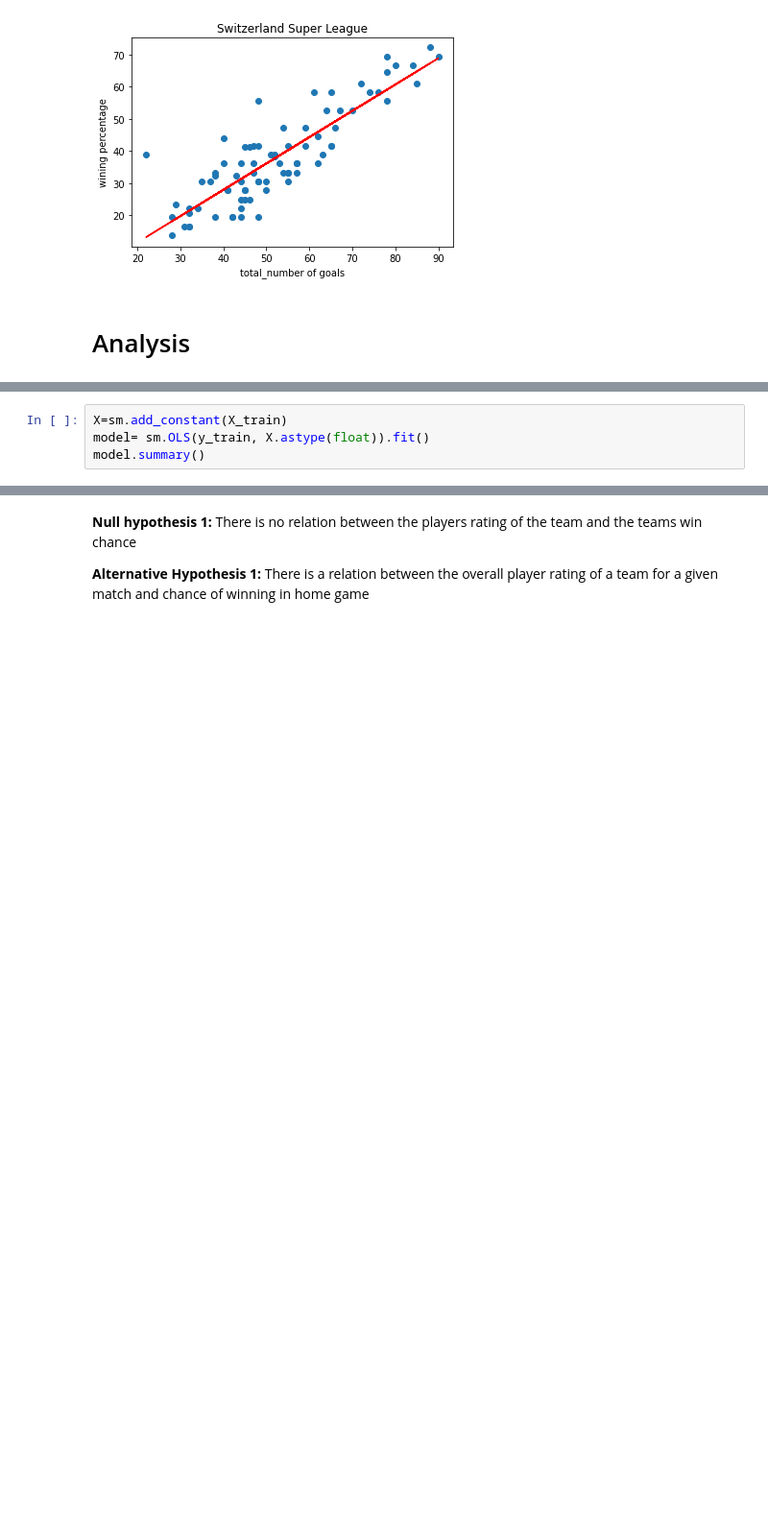
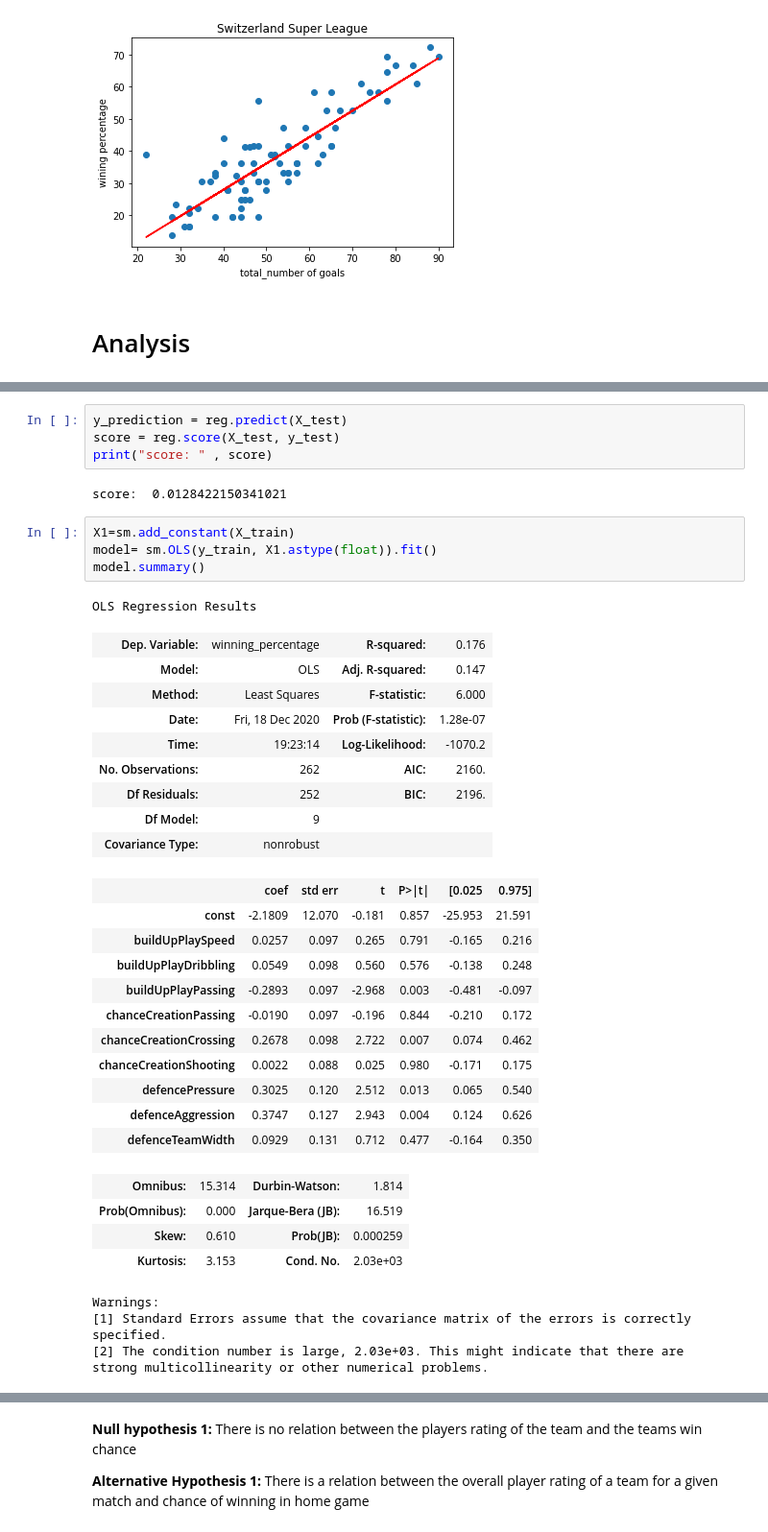
Before and after one commit to kgebrehi/European_Soccer_Analysis, a Jupyter notebook: cmsc320Final.ipynb, the cells around one changed output, grey strips where cells are left out. Shown at 96% size. Drawn from its saved outputs; the diff is of its cells as text; blank space fills up the shorter version.

```diff
--- a/cmsc320Final.ipynb
+++ b/cmsc320Final.ipynb
@@ -1544,4 +1260,0 @@ score
-# %%
-X=sm.add_constant(X_train)
-model= sm.OLS(y_train, X.astype(float)).fit()
-model.summary()
@@ -1582,0 +1315,40 @@ creating a logistic regression on matchs that teams either win, loss or draw bas
+# %%
+y_prediction = reg.predict(X_test)
+score = reg.score(X_test, y_test)
+print("score: " , score)
+# %% [output]
+score:  0.0128422150341021
+# %%
+X1=sm.add_constant(X_train)
+model= sm.OLS(y_train, X1.astype(float)).fit()
+model.summary()
+# %% [output]
+OLS Regression Results
+| Dep. Variable: | winning_percentage | R-squared: | 0.176 |
+| Model: | OLS | Adj. R-squared: | 0.147 |
+| Method: | Least Squares | F-statistic: | 6.000 |
+| Date: | Fri, 18 Dec 2020 | Prob (F-statistic): | 1.28e-07 |
+| Time: | 19:23:14 | Log-Likelihood: | -1070.2 |
+| No. Observations: | 262 | AIC: | 2160. |
+| Df Residuals: | 252 | BIC: | 2196. |
+| Df Model: | 9 |  |  |
+| Covariance Type: | nonrobust |  |  |
+|  | coef | std err | t | P>|t| | [0.025 | 0.975] |
+| const | -2.1809 | 12.070 | -0.181 | 0.857 | -25.953 | 21.591 |
+| buildUpPlaySpeed | 0.0257 | 0.097 | 0.265 | 0.791 | -0.165 | 0.216 |
+| buildUpPlayDribbling | 0.0549 | 0.098 | 0.560 | 0.576 | -0.138 | 0.248 |
+| buildUpPlayPassing | -0.2893 | 0.097 | -2.968 | 0.003 | -0.481 | -0.097 |
+| chanceCreationPassing | -0.0190 | 0.097 | -0.196 | 0.844 | -0.210 | 0.172 |
+| chanceCreationCrossing | 0.2678 | 0.098 | 2.722 | 0.007 | 0.074 | 0.462 |
+| chanceCreationShooting | 0.0022 | 0.088 | 0.025 | 0.980 | -0.171 | 0.175 |
+| defencePressure | 0.3025 | 0.120 | 2.512 | 0.013 | 0.065 | 0.540 |
+| defenceAggression | 0.3747 | 0.127 | 2.943 | 0.004 | 0.124 | 0.626 |
+| defenceTeamWidth | 0.0929 | 0.131 | 0.712 | 0.477 | -0.164 | 0.350 |
+| Omnibus: | 15.314 | Durbin-Watson: | 1.814 |
+| Prob(Omnibus): | 0.000 | Jarque-Bera (JB): | 16.519 |
+| Skew: | 0.610 | Prob(JB): | 0.000259 |
+| Kurtosis: | 3.153 | Cond. No. | 2.03e+03 |
+Warnings:
+[1] Standard Errors assume that the covariance matrix of the errors is correctly specified.
+[2] The condition number is large, 2.03e+03. This might indicate that there are
+strong multicollinearity or other numerical problems.
```
Also changed, not shown: parts of 100 cells of this notebook.
